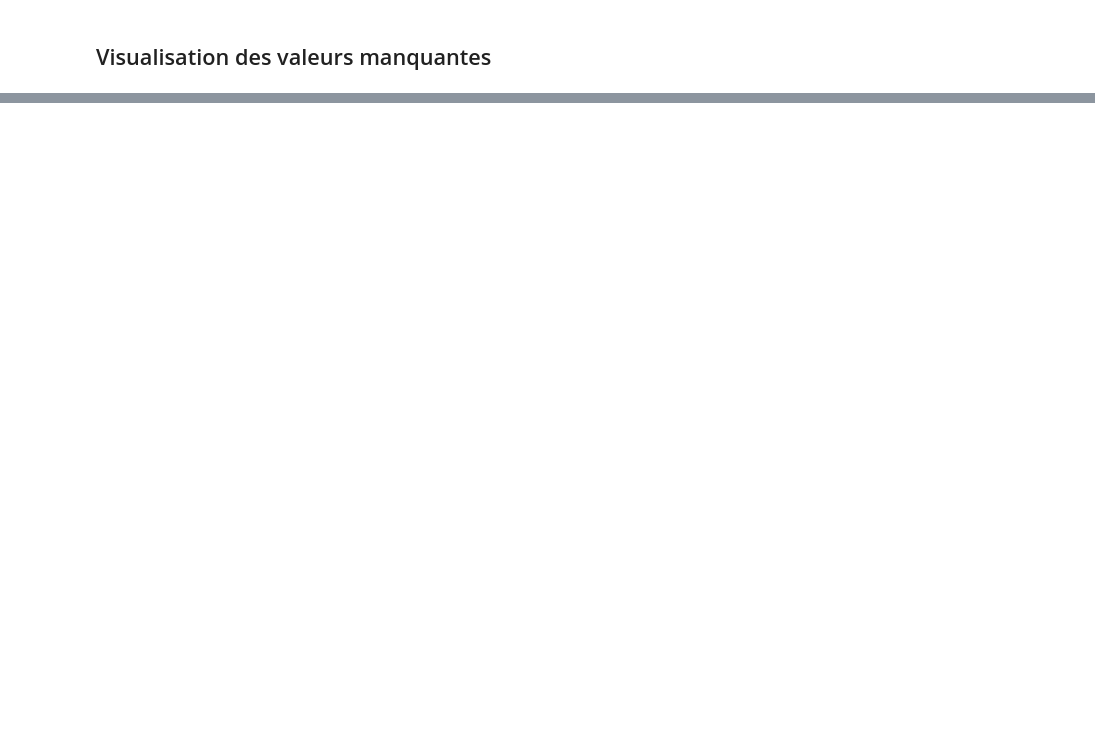
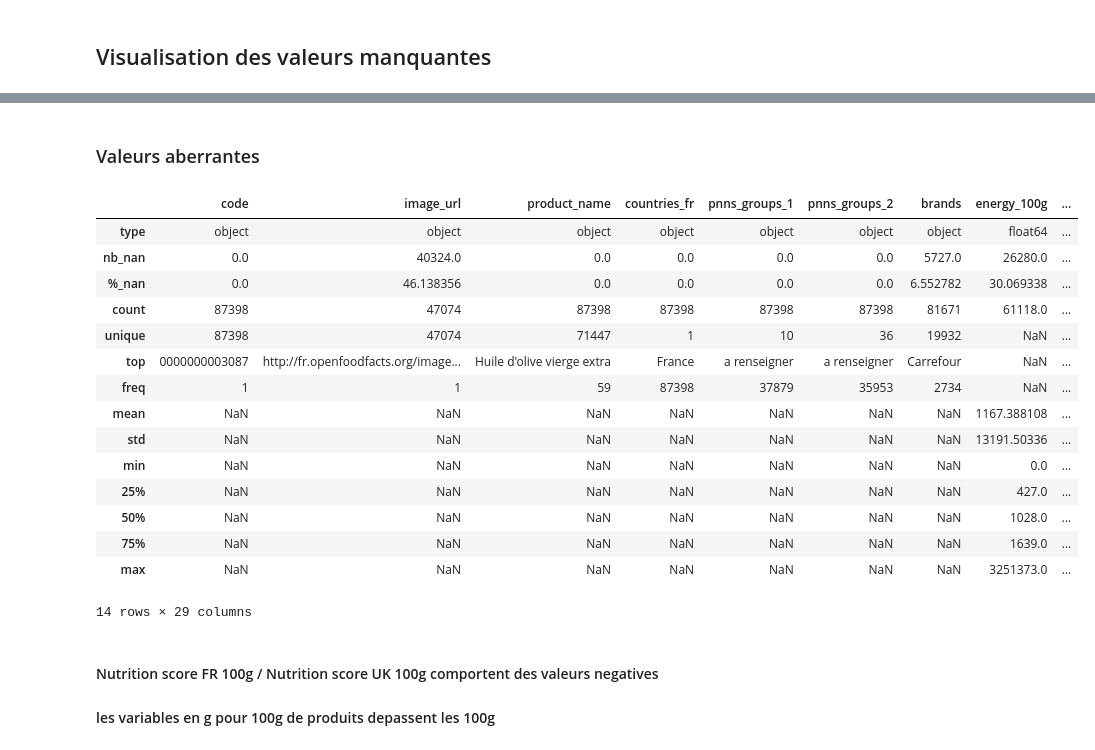
Before and after one commit to TheoChastrePradat/OC_DataScientist_P3, a Jupyter notebook: Projet_3/Script/OpenFoodFacts.ipynb, the cells around one changed output, grey strips where cells are left out. Drawn from its saved outputs; the diff is of its cells as text; code cells hidden in the pictures; blank space fills up the shorter version.

Commit message:
Update OpenFoodFacts
add some features

```diff
--- a/Projet_3/Script/OpenFoodFacts.ipynb
+++ b/Projet_3/Script/OpenFoodFacts.ipynb
@@ -581,0 +768,3 @@ plt.show()
+# %%
+# Normaliser tout en minuscule
+data_retained['pnns_groups_1'] = data_retained['pnns_groups_1'].str.lower().apply(str)
@@ -581,0 +785,16 @@ plt.show()
+# %%
+# Traduction de certains nom de groupe en Francais
+dico_trad_grp1 = {'beverages': 'boissons',
+                  'cereals and potatoes': 'cereales et pommes de terre',
+                  'composite foods': 'aliments composes',
+                  'fat and sauces': 'matieres grasses et les sauces',
+                  'fish meat eggs': 'poisson viande oeufs',
+                  'fruits and vegetables': 'fruits et legumes',
+                  'milk and dairy products': 'lait et les produits laitiers',
+                  'nan': 'a renseigner',
+                  'salty snacks': 'collation sales',
+                  'sugary snacks': 'collation sucree',
+                  'unknown': 'a renseigner'}
+
+for cle, valeur in dico_trad_grp1.items():
+    data_retained['pnns_groups_1'] = data_retained['pnns_groups_1'].replace(cle, valeur)
@@ -581,0 +814,5 @@ plt.show()
+# %%
+# Meme chose pour le sous groupe de produit pnns_groups_2
+data_retained['pnns_groups_2'] = data_retained['pnns_groups_2'].str.replace('-', " ")
+# %%
+data_retained['pnns_groups_2'] = data_retained['pnns_groups_2'].str.lower().apply(str)
@@ -581,0 +903,34 @@ plt.show()
+# %% [markdown]
+### Valeurs aberrantes
+# %%
+# Info generales
+data_taille = data_retained.shape[0]
+desc_var = data_retained.describe(include='all')
+
+desc_type = pd.DataFrame(desc_var.dtypes, columns=['type']).T
+nb_nan = data_taille - desc_var.loc['count'].T
+pourcentage_nan = nb_nan * 100 / data_taille
+desc_nan = pd.DataFrame([nb_nan, pourcentage_nan],
+                        index=['nb_nan', '%_nan'])
+desc_var = pd.concat([desc_type, desc_nan, desc_var])
+desc_var
+# %% [output]
+|  | code | image_url | product_name | countries_fr | pnns_groups_1 | pnns_groups_2 | brands | energy_100g | ... |
+| type | object | object | object | object | object | object | object | float64 | ... |
+| nb_nan | 0.0 | 40324.0 | 0.0 | 0.0 | 0.0 | 0.0 | 5727.0 | 26280.0 | ... |
+| %_nan | 0.0 | 46.138356 | 0.0 | 0.0 | 0.0 | 0.0 | 6.552782 | 30.069338 | ... |
+| count | 87398 | 47074 | 87398 | 87398 | 87398 | 87398 | 81671 | 61118.0 | ... |
+| unique | 87398 | 47074 | 71447 | 1 | 10 | 36 | 19932 | NaN | ... |
+| top | 0000000003087 | http://fr.openfoodfacts.org/image... | Huile d'olive vierge extra | France | a renseigner | a renseigner | Carrefour | NaN | ... |
+| freq | 1 | 1 | 59 | 87398 | 37879 | 35953 | 2734 | NaN | ... |
+| mean | NaN | NaN | NaN | NaN | NaN | NaN | NaN | 1167.388108 | ... |
+| std | NaN | NaN | NaN | NaN | NaN | NaN | NaN | 13191.50336 | ... |
+| min | NaN | NaN | NaN | NaN | NaN | NaN | NaN | 0.0 | ... |
+| 25% | NaN | NaN | NaN | NaN | NaN | NaN | NaN | 427.0 | ... |
+| 50% | NaN | NaN | NaN | NaN | NaN | NaN | NaN | 1028.0 | ... |
+| 75% | NaN | NaN | NaN | NaN | NaN | NaN | NaN | 1639.0 | ... |
+| max | NaN | NaN | NaN | NaN | NaN | NaN | NaN | 3251373.0 | ... |
+14 rows × 29 columns
+# %% [markdown]
+#### Nutrition score FR 100g / Nutrition score UK  100g comportent des valeurs negatives
+#### les variables en g pour 100g  de produits depassent les 100g
```
Also changed, not shown: parts of 32 cells of this notebook.
